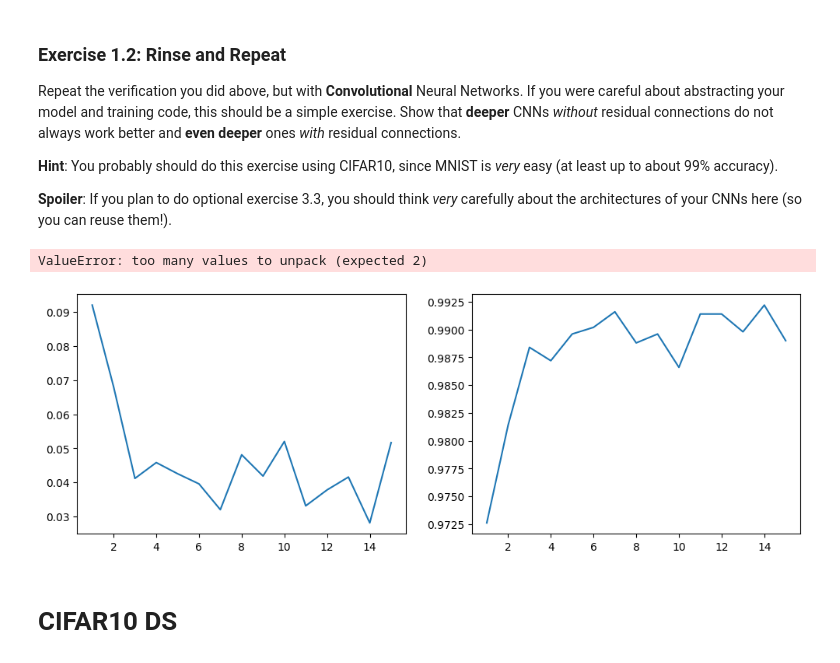
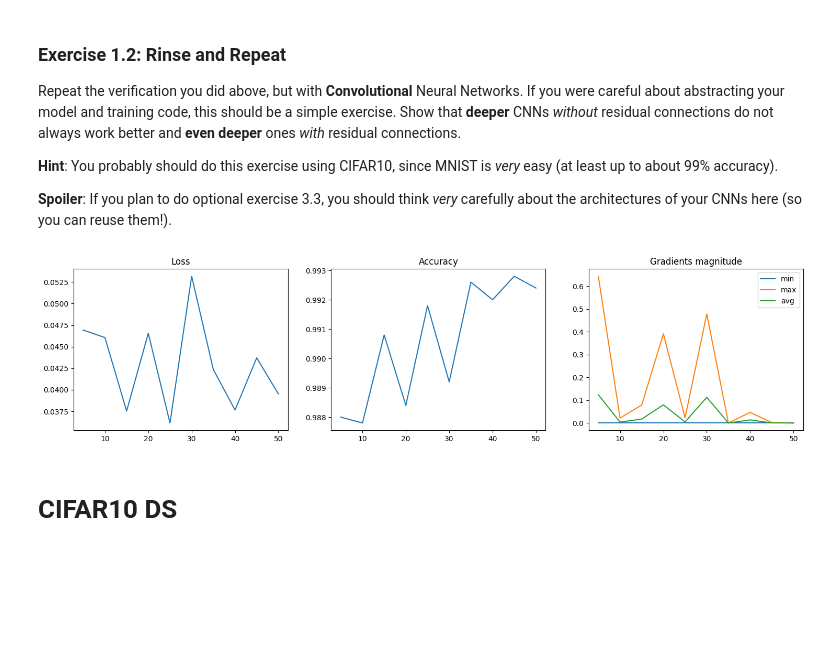
Before and after one commit to Cascetto/dla_labs, a Jupyter notebook: Lab1-CNNs.ipynb, the cells around one changed output. Saved outputs shown, nothing was run; the diff lists cells and outputs as text; code cells hidden in the pictures; blank space fills up the shorter version.

```diff
--- a/Lab1-CNNs.ipynb
+++ b/Lab1-CNNs.ipynb
@@ -267,6 +292,6 @@ def plot_training_result(losses, accs, mgs, freq):
 mlp = BaselineMLP(28**2, 1024, 2, 10).to(device)
 loss = F.cross_entropy
 opt = torch.optim.Adam(mlp.parameters(), lr=0.001)
-l, a, g = training(mlp, dl_train, dl_val, loss, opt, 15, 1, False, False)
+epochs = 50
+freq = 5
+l, a, _, _, _ = training(mlp, dl_train, dl_val, loss, opt, epochs, freq, False, False)
-# %%
-plot_training_result(l, a, g, 1)
@@ -274,0 +298,2 @@ plot_training_result(l, a, g, 1)
+# %%
+plot_training_result_no_grad(l, a, freq)
@@ -319,13 +348,11 @@ class CNN(nn.Module):
 cnn = CNN(28, 1, 32, 3, 10).to(device)
 loss = F.cross_entropy
 opt = torch.optim.Adam(cnn.parameters(), lr=0.001)
-l, a = training(cnn, dl_train, dl_val, loss, opt, 15, 1, False, False)
+l, a, min_g, max_g, avg_g = training(cnn, dl_train, dl_val, loss, opt, epochs, freq, False, False)
-# %% [output]
-ValueError: too many values to unpack (expected 2)
 # %%
-plot_training_result(l, a, 1)
+plot_training_result(l, a, min_g, max_g, avg_g, freq)
 # %% [output]
-[figure, old version]
+[figure, new version]
 # %% [markdown]
 # CIFAR10 DS
 # %%
```
Also changed, not shown: parts of 15 cells of this notebook.
